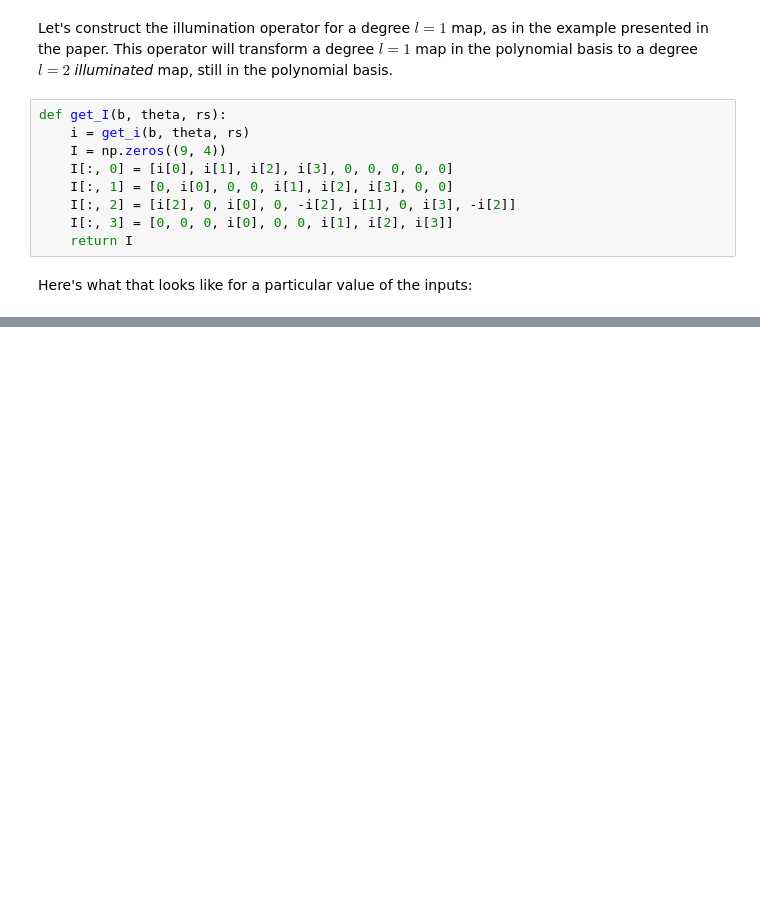
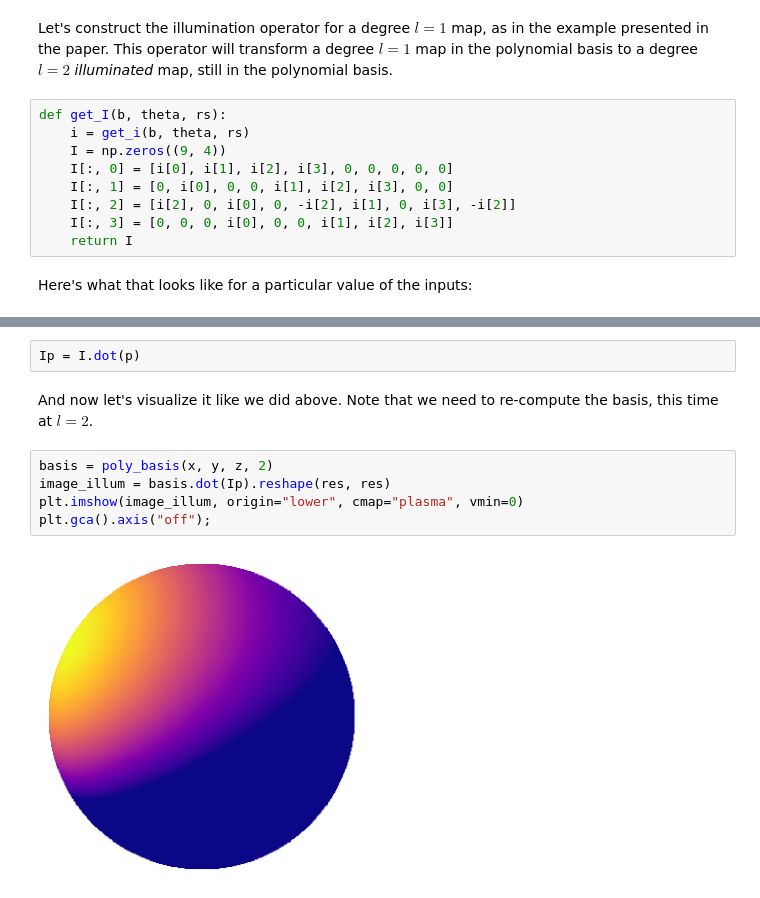
Before and after one commit to rodluger/starrynight, a Jupyter notebook: tex/proofs/illumination.ipynb, the cells around one changed output, grey strips where cells are left out. Cells and saved outputs as stored; diff of their text form; blank space fills up the shorter version.

```diff
--- a/tex/proofs/illumination.ipynb
+++ b/tex/proofs/illumination.ipynb
@@ -241,0 +269,11 @@ print(I)
+# %%
+Ip = I.dot(p)
+# %% [markdown]
+And now let's visualize it like we did above. Note that we need to re-compute the basis, this time at $l=2$.
+# %%
+basis = poly_basis(x, y, z, 2)
+image_illum = basis.dot(Ip).reshape(res, res)
+plt.imshow(image_illum, origin="lower", cmap="plasma", vmin=0)
+plt.gca().axis("off");
+# %% [output]
+[figure, added]
```
Also changed, not shown: parts of 17 cells of this notebook, 1 other file.
